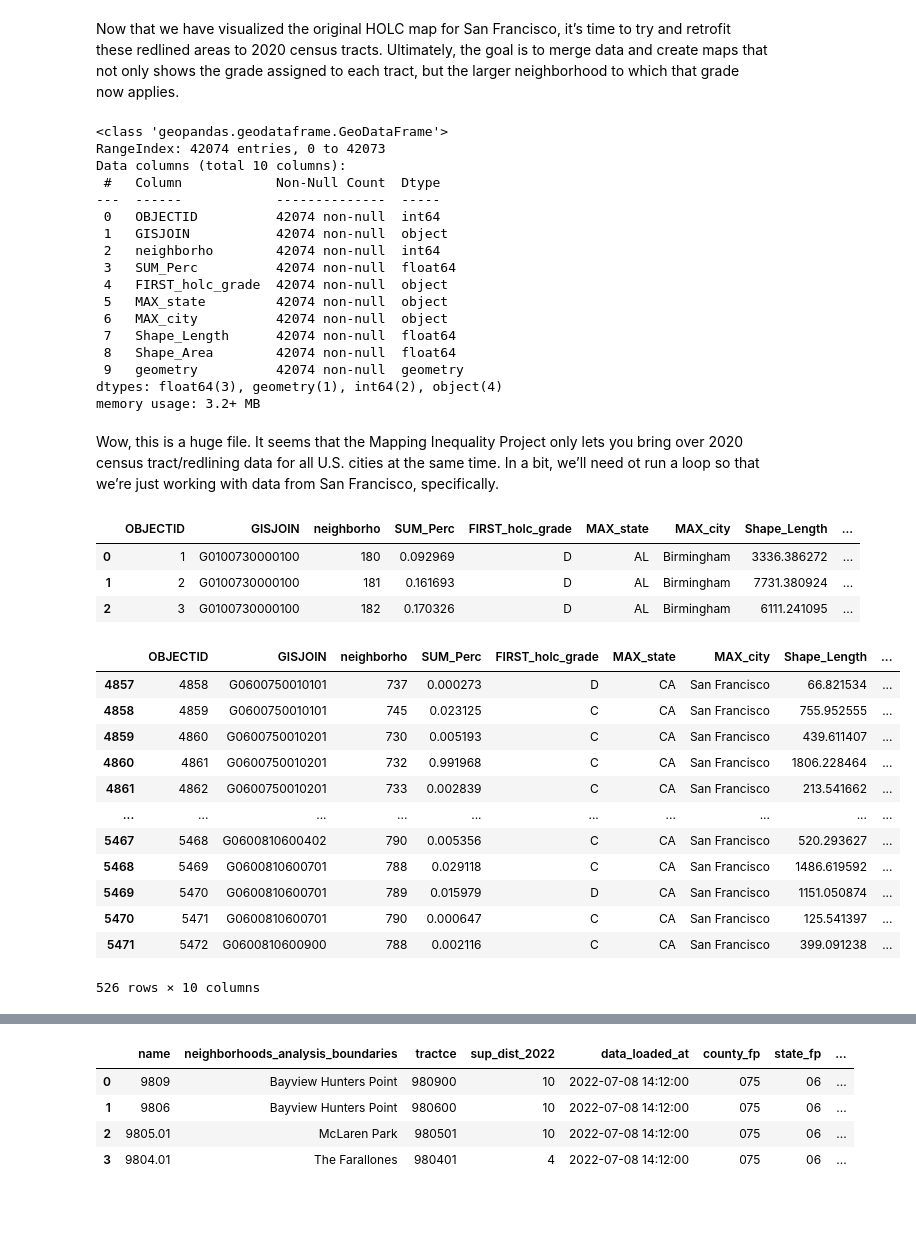
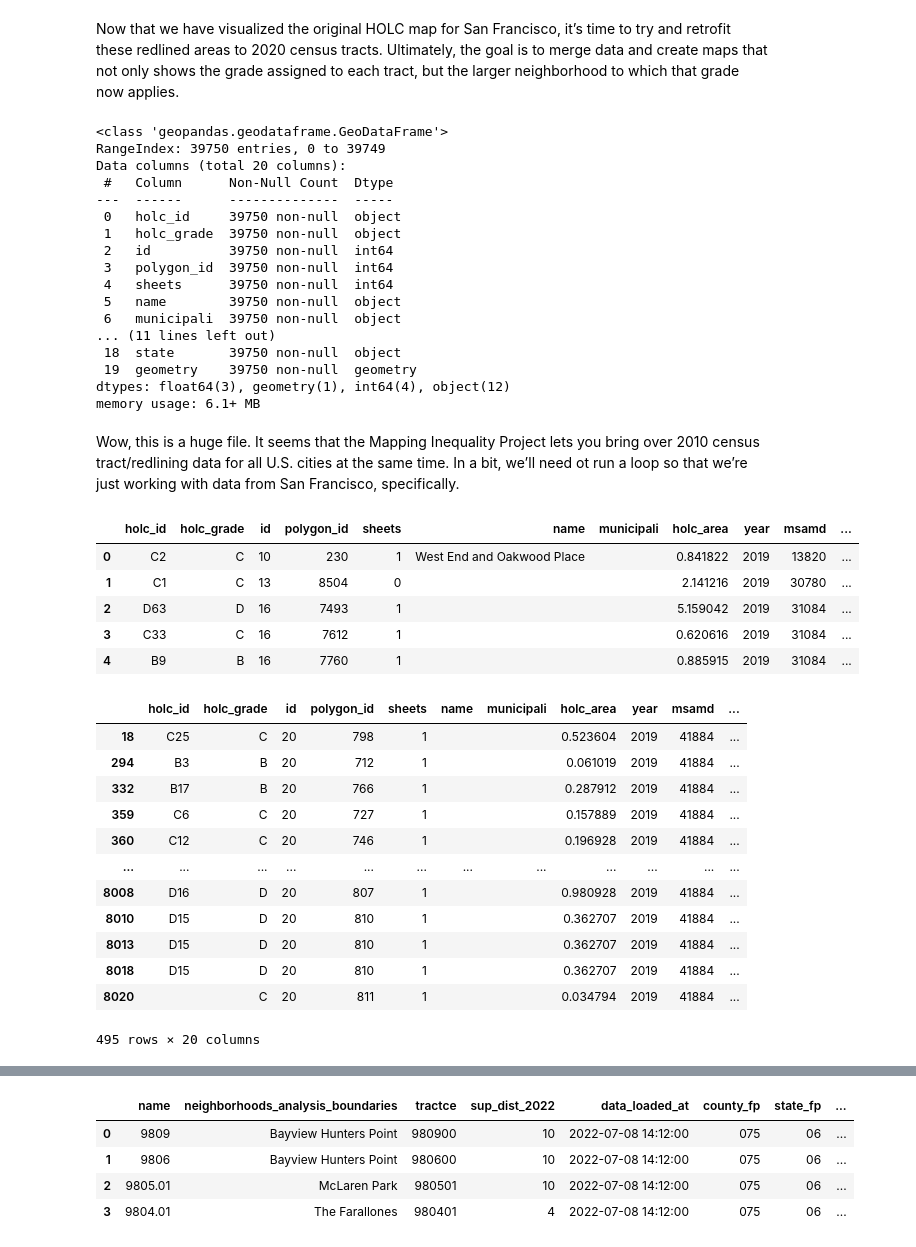
Before and after one commit to tommychandler5/221project, a Jupyter notebook: Group Assignments/Final Deliverables /Health Index.ipynb, the cells around one changed output, grey strips where cells are left out. Saved outputs shown, nothing was run; the diff lists cells and outputs as text; code cells hidden in the pictures; blank space fills up the shorter version.

```diff
--- a/Group Assignments/Final Deliverables /Health Index.ipynb
+++ b/Group Assignments/Final Deliverables /Health Index.ipynb
@@ -23,54 +23,56 @@ import matplotlib.pyplot as plt
 import contextily as ctx
 # %%
 # bringing over the redlining to census tract data from the Mapping Inequality Project github
-ct = gpd.read_file("https://raw.githubusercontent.com/americanpanorama/Census_HOLC_Research/main/2020_Census_Tracts/Tracts_2020_HOLC.geojson")
+ct = gpd.read_file("https://raw.githubusercontent.com/americanpanorama/Census_HOLC_Research/main/2010_Census_Tracts/holc_census_tracts.geojson")
 # %%
 ct.info()
 # %% [output]
 <class 'geopandas.geodataframe.GeoDataFrame'>
-RangeIndex: 42074 entries, 0 to 42073
-Data columns (total 10 columns):
- #   Column            Non-Null Count  Dtype
----  ------            --------------  -----
- 0   OBJECTID          42074 non-null  int64
- 1   GISJOIN           42074 non-null  object
- 2   neighborho        42074 non-null  int64
- 3   SUM_Perc          42074 non-null  float64
- 4   FIRST_holc_grade  42074 non-null  object
- 5   MAX_state         42074 non-null  object
- 6   MAX_city          42074 non-null  object
- 7   Shape_Length      42074 non-null  float64
- 8   Shape_Area        42074 non-null  float64
- 9   geometry          42074 non-null  geometry
-dtypes: float64(3), geometry(1), int64(2), object(4)
-memory usage: 3.2+ MB
+RangeIndex: 39750 entries, 0 to 39749
+Data columns (total 20 columns):
+ #   Column      Non-Null Count  Dtype
+---  ------      --------------  -----
+ 0   holc_id     39750 non-null  object
+ 1   holc_grade  39750 non-null  object
+ 2   id          39750 non-null  int64
+ 3   polygon_id  39750 non-null  int64
+ 4   sheets      39750 non-null  int64
+ 5   name        39750 non-null  object
+ 6   municipali  39750 non-null  object
+... (11 lines left out)
+ 18  state       39750 non-null  object
+ 19  geometry    39750 non-null  geometry
+dtypes: float64(3), geometry(1), int64(4), object(12)
+memory usage: 6.1+ MB
 # %% [markdown]
-Wow, this is a huge file. It seems that the Mapping Inequality Project only lets you bring over
-2020 census tract/redlining data for all U.S. cities at the same time.
+Wow, this is a huge file. It seems that the Mapping Inequality Project lets you bring over
+2010 census tract/redlining data for all U.S. cities at the same time.
 In a bit, we’ll need ot run a loop so that we’re just working with data from San Francisco, specifically.
 # %%
 #seeing what the data looks like
-ct.head(3)
+ct.head(5)
 # %% [output]
-|  | OBJECTID | GISJOIN | neighborho | SUM_Perc | FIRST_holc_grade | MAX_state | MAX_city | Shape_Length | ... |
-| 0 | 1 | G0100730000100 | 180 | 0.092969 | D | AL | Birmingham | 3336.386272 | ... |
-| 1 | 2 | G0100730000100 | 181 | 0.161693 | D | AL | Birmingham | 7731.380924 | ... |
-| 2 | 3 | G0100730000100 | 182 | 0.170326 | D | AL | Birmingham | 6111.241095 | ... |
+|  | holc_id | holc_grade | id | polygon_id | sheets | name | municipali | holc_area | year | msamd | ... |
+| 0 | C2 | C | 10 | 230 | 1 | West End and Oakwood Place |  | 0.841822 | 2019 | 13820 | ... |
+| 1 | C1 | C | 13 | 8504 | 0 |  |  | 2.141216 | 2019 | 30780 | ... |
+| 2 | D63 | D | 16 | 7493 | 1 |  |  | 5.159042 | 2019 | 31084 | ... |
+| 3 | C33 | C | 16 | 7612 | 1 |  |  | 0.620616 | 2019 | 31084 | ... |
+| 4 | B9 | B | 16 | 7760 | 1 |  |  | 0.885915 | 2019 | 31084 | ... |
 # %%
 # creating a query to just pull redlining/census tract data that falls within San Francisco
-ct.query("MAX_city == 'San Francisco'")
+ct.query("st_name == 'San Francisco'")
 # %% [output]
-|  | OBJECTID | GISJOIN | neighborho | SUM_Perc | FIRST_holc_grade | MAX_state | MAX_city | Shape_Length | ... |
-| 4857 | 4858 | G0600750010101 | 737 | 0.000273 | D | CA | San Francisco | 66.821534 | ... |
-| 4858 | 4859 | G0600750010101 | 745 | 0.023125 | C | CA | San Francisco | 755.952555 | ... |
-| 4859 | 4860 | G0600750010201 | 730 | 0.005193 | C | CA | San Francisco | 439.611407 | ... |
-| 4860 | 4861 | G0600750010201 | 732 | 0.991968 | C | CA | San Francisco | 1806.228464 | ... |
-| 4861 | 4862 | G0600750010201 | 733 | 0.002839 | C | CA | San Francisco | 213.541662 | ... |
-| ... | ... | ... | ... | ... | ... | ... | ... | ... | ... |
-| 5467 | 5468 | G0600810600402 | 790 | 0.005356 | C | CA | San Francisco | 520.293627 | ... |
-| 5468 | 5469 | G0600810600701 | 788 | 0.029118 | C | CA | San Francisco | 1486.619592 | ... |
-| 5469 | 5470 | G0600810600701 | 789 | 0.015979 | D | CA | San Francisco | 1151.050874 | ... |
-| 5470 | 5471 | G0600810600701 | 790 | 0.000647 | C | CA | San Francisco | 125.541397 | ... |
-| 5471 | 5472 | G0600810600900 | 788 | 0.002116 | C | CA | San Francisco | 399.091238 | ... |
+|  | holc_id | holc_grade | id | polygon_id | sheets | name | municipali | holc_area | year | msamd | ... |
+| 18 | C25 | C | 20 | 798 | 1 |  |  | 0.523604 | 2019 | 41884 | ... |
+| 294 | B3 | B | 20 | 712 | 1 |  |  | 0.061019 | 2019 | 41884 | ... |
+| 332 | B17 | B | 20 | 766 | 1 |  |  | 0.287912 | 2019 | 41884 | ... |
+| 359 | C6 | C | 20 | 727 | 1 |  |  | 0.157889 | 2019 | 41884 | ... |
+| 360 | C12 | C | 20 | 746 | 1 |  |  | 0.196928 | 2019 | 41884 | ... |
+| ... | ... | ... | ... | ... | ... | ... | ... | ... | ... | ... | ... |
+| 8008 | D16 | D | 20 | 807 | 1 |  |  | 0.980928 | 2019 | 41884 | ... |
+| 8010 | D15 | D | 20 | 810 | 1 |  |  | 0.362707 | 2019 | 41884 | ... |
+| 8013 | D15 | D | 20 | 810 | 1 |  |  | 0.362707 | 2019 | 41884 | ... |
+| 8018 | D15 | D | 20 | 810 | 1 |  |  | 0.362707 | 2019 | 41884 | ... |
+| 8020 |  | C | 20 | 811 | 1 |  |  | 0.034794 | 2019 | 41884 | ... |
-526 rows × 10 columns
+495 rows × 20 columns
 # %% [markdown]
```
Also changed, not shown: parts of 16 cells of this notebook, 1 other file.
